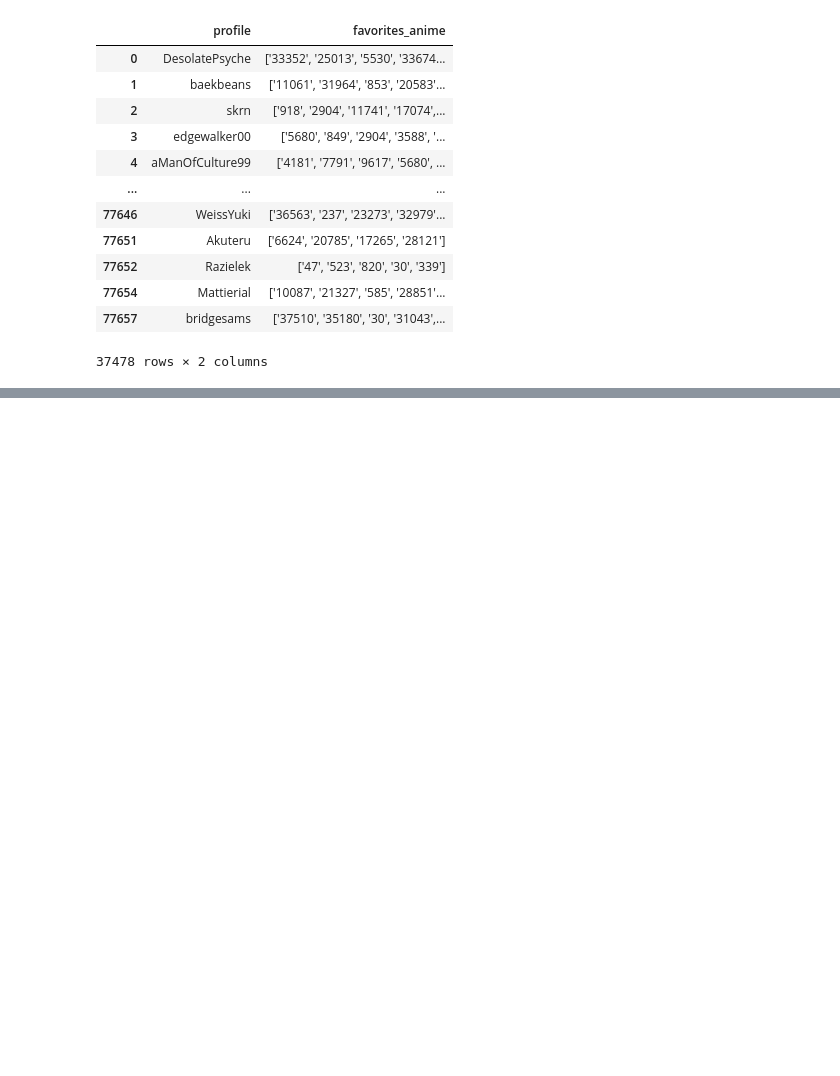
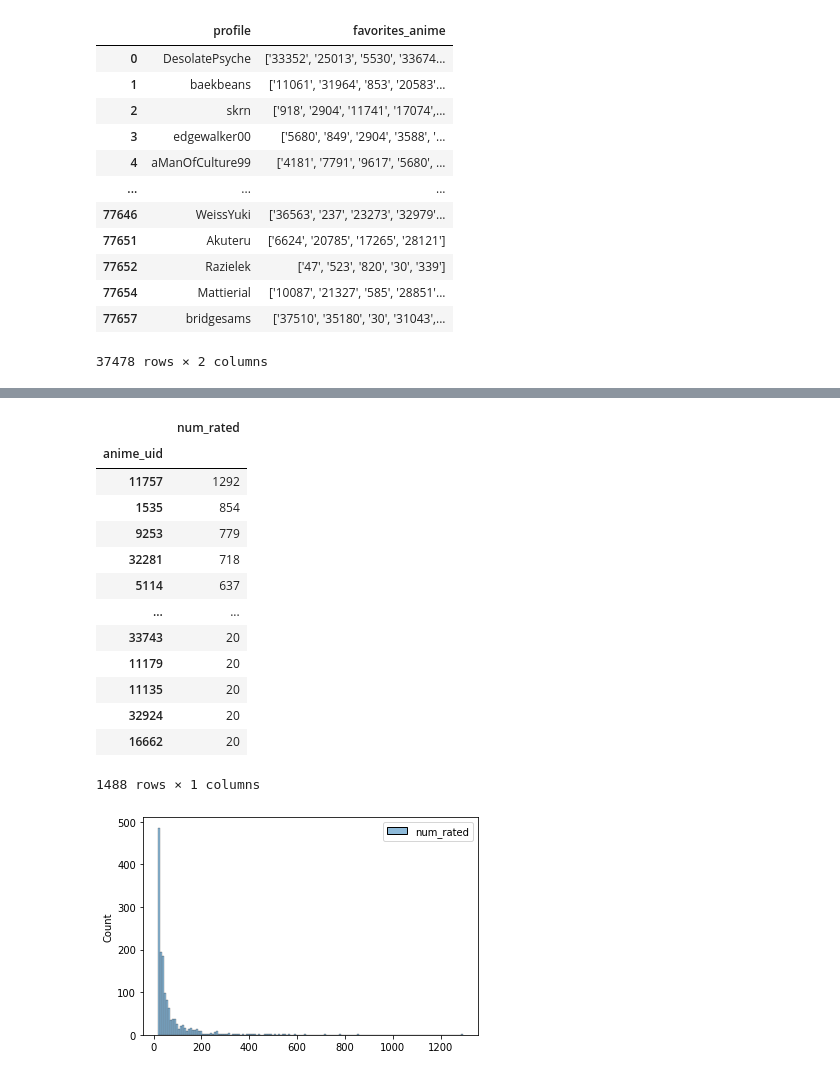
Before and after one commit to angela-bi/mal-recommendation-system, a Jupyter notebook: AB-myanimelist.ipynb, the cells around one changed output, grey strips where cells are left out. Cells and saved outputs as stored; diff of their text form; code cells hidden in the pictures; blank space fills up the shorter version.

```diff
--- a/AB-myanimelist.ipynb
+++ b/AB-myanimelist.ipynb
@@ -128,0 +140,22 @@ profiles.loc[profiles['profile'] == 'baekbeans'].iat[0,1]
+# %%
+# take out anime with less than 20 ratings
+reviewed_anime_100 = reviewed_anime[reviewed_anime.num_rated >= 20]
+sns.histplot(data=reviewed_anime_100)
+# 8113 -> 1488 anime rated
+reviewed_anime_100
+# %% [output]
+|  | num_rated |
+| anime_uid |  |
+| 11757 | 1292 |
+| 1535 | 854 |
+| 9253 | 779 |
+| 32281 | 718 |
+| 5114 | 637 |
+| ... | ... |
+| 33743 | 20 |
+| 11179 | 20 |
+| 11135 | 20 |
+| 32924 | 20 |
+| 16662 | 20 |
+1488 rows × 1 columns
+[figure, added]
```
Also changed, not shown: parts of 20 cells of this notebook.
